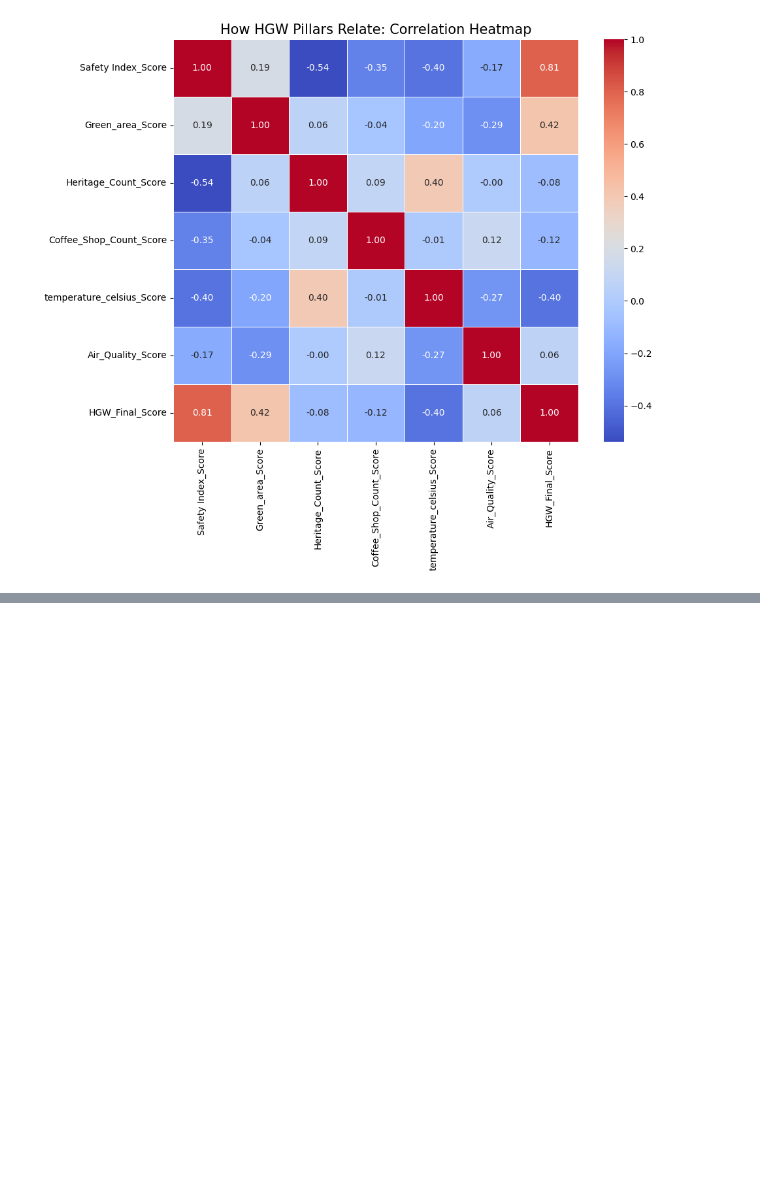
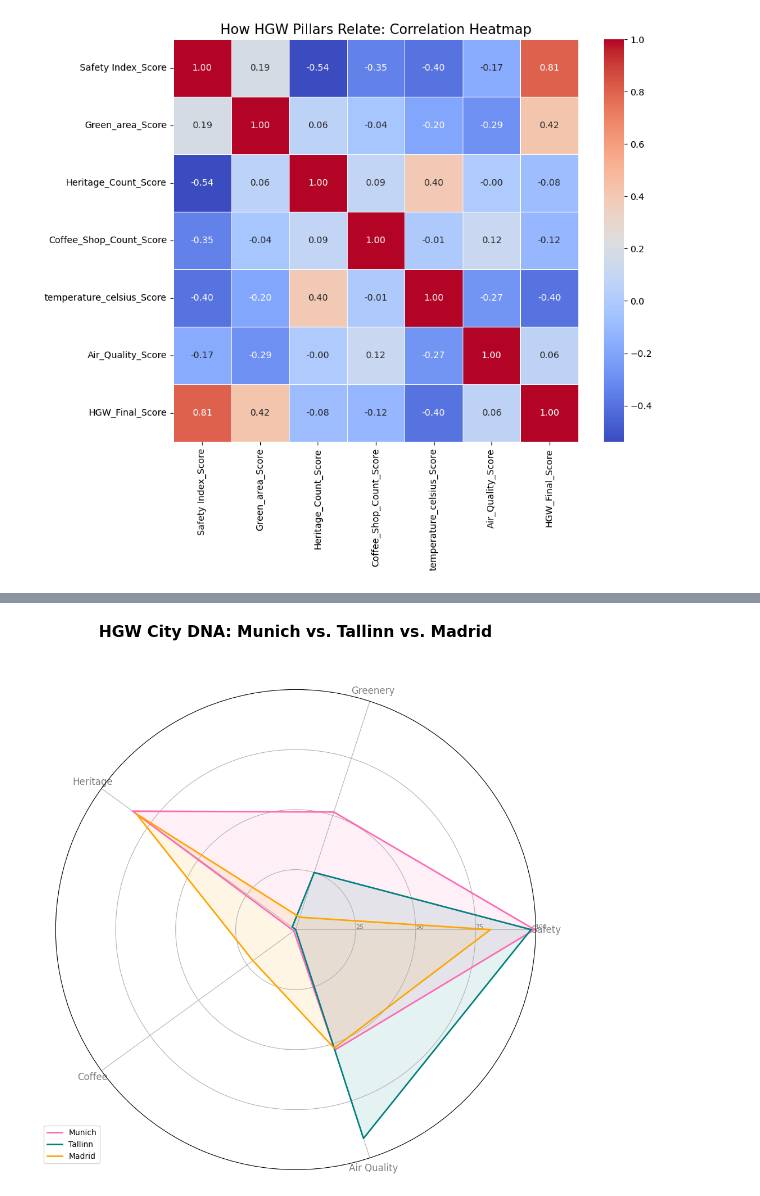
Before and after one commit to AoifeMurphy02/DAV_Specification_Index_Generation_and_Visualization, a Jupyter notebook: HGW_Index.ipynb, the cells around one changed output, grey strips where cells are left out. Drawn from its saved outputs; the diff is of its cells as text; code cells hidden in the pictures; blank space fills up the shorter version.

```diff
--- a/HGW_Index.ipynb
+++ b/HGW_Index.ipynb
@@ -1271,0 +1272,37 @@ plt.show()
+# %%
+# Prepare categories and labels
+categories = ['Safety', 'Greenery', 'Heritage', 'Coffee', 'Air Quality']
+score_cols = ['Safety Index_Score', 'Green_area_Score', 'Heritage_Count_Score', 'Coffee_Shop_Count_Score', 'Air_Quality_Score']
+N = len(categories)
+
+# Setup the angles for the radar
+angles = [n / float(N) * 2 * np.pi for n in range(N)]
+angles += angles[:1] # Close the circle
+
+fig, ax = plt.subplots(figsize=(10, 10), subplot_kw=dict(polar=True))
+
+# to add a city to the plot
+def add_city_to_radar(city_name, color):
+    values = df_europe_master[df_europe_master['City'] == city_name][score_cols].values.flatten().tolist()
+    values += values[:1] # Close the circle
+    ax.plot(angles, values, linewidth=2, linestyle='solid', label=city_name, color=color)
+    ax.fill(angles, values, color=color, alpha=0.1)
+
+# Plot top 3
+add_city_to_radar('Munich', '#FF69B4')
+add_city_to_radar('Tallinn', '#008080')
+add_city_to_radar('Madrid', '#FFA500')
+
+# Add labels and styling
+plt.xticks(angles[:-1], categories, color='grey', size=12)
+ax.set_rlabel_position(0)
+plt.yticks([25, 50, 75, 100], ["25", "50", "75", "100"], color="grey", size=8)
+plt.ylim(0, 100)
+
+plt.legend(loc='upper right', bbox_to_anchor=(0.1, 0.1))
+plt.title('HGW City DNA: Munich vs. Tallinn vs. Madrid', size=20, fontweight='bold', y=1.1)
+
+plt.tight_layout()
+plt.show()
+# %% [output]
+[figure, added]
```
Also changed, not shown: parts of 5 cells of this notebook.
